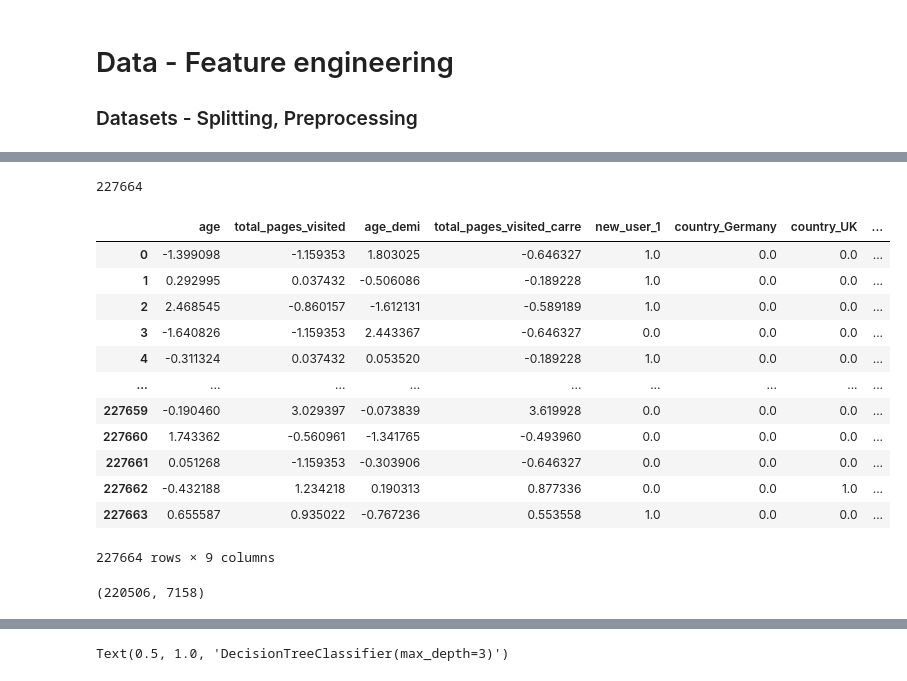
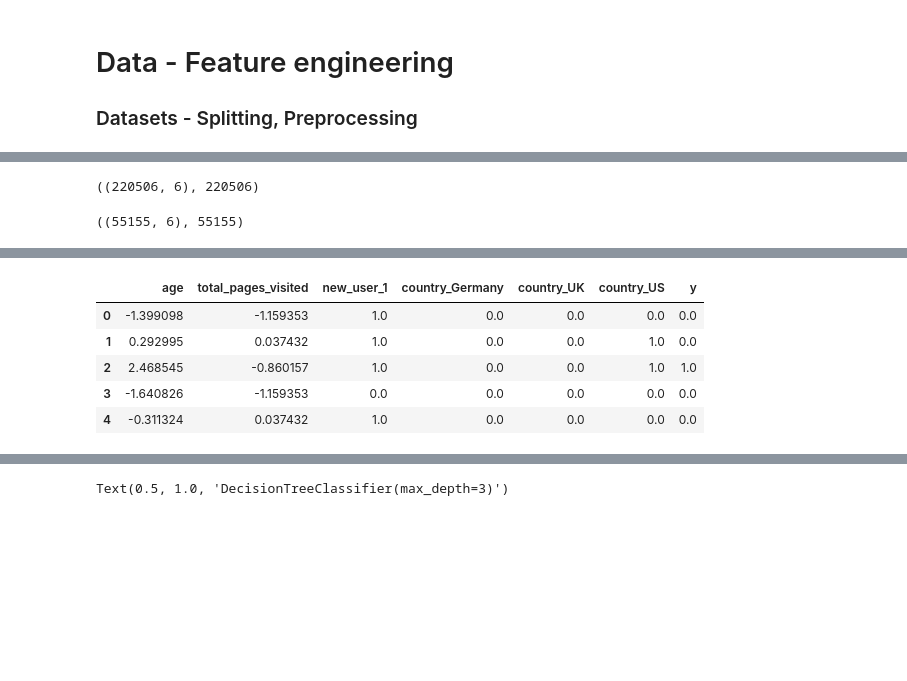
Before and after one commit to kumquat42/202311_jedha_Bloc3_ML_challenge, a Jupyter notebook: 202311_jedha_bloc3_ML_challenge.ipynb, the cells around one changed output, grey strips where cells are left out. Cells and saved outputs as stored; diff of their text form; code cells hidden in the pictures; blank space fills up the shorter version.

```diff
--- a/202311_jedha_bloc3_ML_challenge.ipynb
+++ b/202311_jedha_bloc3_ML_challenge.ipynb
@@ -51,7 +51,7 @@ from IPython.display import display
 # Functions
 # %%
 # Preprocessing function:
-def prepare_datasets(donnees, name_dataset):
+def prepare_datasets(donnees, name_dataset, percent):
 
     '''
     Should be given:
@@ -71,7 +71,7 @@ def prepare_datasets(donnees, name_dataset):
     print(type(X), X.shape, type(Y), Y.shape)
 
     # Train_val split
-    X_train, X_val, y_train, y_val = train_test_split(X, Y, test_size=0.2, random_state=0, stratify = Y)
+    X_train, X_val, y_train, y_val = train_test_split(X, Y, test_size=percent, random_state=0, stratify = Y)
     #X_train[0:5], y_val[0:5]
 
     # Recovery features category_name
@@ -106,13 +106,13 @@ def prepare_datasets(donnees, name_dataset):
 
     print (f'Dataset {name_dataset} is ready.')
 
-    return X_train, X_val, y_train, y_val, num_features, cat_features, liste_features_name, name_dataset # useless, preprocesseur
+    return X_train, X_val, y_train, y_val, num_features, cat_features, liste_features_name, name_dataset, percent # useless, preprocesseur
     #X_train[0:5], y_train[0:5], X_val[0:5], y_val[0:5], y_train.value_counts(), y_val.value_counts()
 
 # PROBLEM.... I do not return my encod and norm... -> I cannot do an inverse transform to check data ...
 # X_train, X_val, y_train, y_val, num_features, cat_features, liste_features_name, name_dataset = prepare_datasets(data, 'full')
 
-def model_scores(name_model, model, name_dataset):
+def model_scores(name_model, model, name_dataset, pourcentage_val):
 
     '''
     Should be given:
@@ -132,7 +132,7 @@ def model_scores(name_model, model, name_dataset):
 
     It will also display a few intersting tables...
     '''
-
+    pourcentage_val = pourcentage_val
     name_model = name_model
     name_dataset = name_dataset
     model = model
@@ -151,6 +151,9 @@ def model_scores(name_model, model, name_dataset):
 
 
     parametres = model.get_params()
+    parametres['percent_val'] =  pourcentage_val
+
+
     try:
         coefficients = [coef for coef in model.coef_]
     except:
@@ -184,6 +187,8 @@ def model_scores(name_model, model, name_dataset):
     ax2.set(title="Confusion Matrix on val set")
     ConfusionMatrixDisplay.from_estimator(model, X_val, y_val, ax=ax2)
     fig_val.show()
+
+
 
     report = [name_model, model, name_dataset,  parametres,
               accuracy_train, accuracy_val, coefficients,
@@ -618,13 +357,20 @@ Try with a gradient ?
 # 3feat: feature - engineering sans colonnes:
 #data = data.loc[:, ['age', 'total_pages_visited', 'new_user', 'converted']]
 
-#sample 1000
+##sample 1000
 #data = data.sample(1000)
 
-#sample 10000
-#data = data.sample(10000)
+##sample 10000
+#data = data.sample(10000)#, axis='converted')
 #print(data.shape)
 
+'''
+data['converted'].value_counts()
+converted
+0    9688
+1     312
+Name: count, dtype: int64
+'''
 
 #feat_eng ------------------------------------
 '''
@@ -658,12 +404,16 @@ data['total_pages_visited_carre'], data['total_pages_visited_sq'], data['total_p
 
 #tester avec counrty normaux, total pages normaux ou 1/2 et 1/2 ou 1/4 de age... Pour deonner du poids à country.
 
-##4f
+##4f - not eng.
 data = data.loc[:, ['age', 'total_pages_visited', 'new_user', 'country', 'converted']]
+
+
+
+
 
 data.head()
 
-X_train, X_val, y_train, y_val, num_features, cat_features, liste_features_name, name_dataset = prepare_datasets(data, 'full')
+X_train, X_val, y_train, y_val, num_features, cat_features, liste_features_name, name_dataset, percent = prepare_datasets(data, 'full', 0.3)
 
 #X_train[0:5], type(X_train), len(X_train), y_train[0:5], type(y_train), len(y_train), X_train [0], y_train[0] # attention aux index
 # %% [output]
@@ -692,3 +545,13 @@ data.head()
+# %%
+X_train, y_train = X_inf_t, y_inf_t
+X_train.shape, len(y_train)
+# %% [output]
+((220506, 6), 220506)
+# %%
+X_val, y_val = X_inf_v, y_inf_v
+X_val.shape, len(y_val)
+# %% [output]
+((55155, 6), 55155)
 # %%
 #3feat_eng
 data_num = data.loc[:, num_features]
@@ -715,25 +578,11 @@ corr_matrix # ça n'a pas changé le monde.
 # %%
 temp = pd.DataFrame(X_train, columns=liste_features_name)
 temp['y'] = y_train # si je passe par un concat, j'ai un soucis d'index
+temp.head()
 # %% [output]
-227664
-|  | age | total_pages_visited | age_demi | total_pages_visited_carre | new_user_1 | country_Germany | country_UK | ... |
-| 0 | -1.399098 | -1.159353 | 1.803025 | -0.646327 | 1.0 | 0.0 | 0.0 | ... |
-| 1 | 0.292995 | 0.037432 | -0.506086 | -0.189228 | 1.0 | 0.0 | 0.0 | ... |
-| 2 | 2.468545 | -0.860157 | -1.612131 | -0.589189 | 1.0 | 0.0 | 0.0 | ... |
-| 3 | -1.640826 | -1.159353 | 2.443367 | -0.646327 | 0.0 | 0.0 | 0.0 | ... |
-| 4 | -0.311324 | 0.037432 | 0.053520 | -0.189228 | 1.0 | 0.0 | 0.0 | ... |
-| ... | ... | ... | ... | ... | ... | ... | ... | ... |
-| 227659 | -0.190460 | 3.029397 | -0.073839 | 3.619928 | 0.0 | 0.0 | 0.0 | ... |
-| 227660 | 1.743362 | -0.560961 | -1.341765 | -0.493960 | 0.0 | 0.0 | 0.0 | ... |
-| 227661 | 0.051268 | -1.159353 | -0.303906 | -0.646327 | 0.0 | 0.0 | 0.0 | ... |
-| 227662 | -0.432188 | 1.234218 | 0.190313 | 0.877336 | 0.0 | 0.0 | 1.0 | ... |
-| 227663 | 0.655587 | 0.935022 | -0.767236 | 0.553558 | 1.0 | 0.0 | 0.0 | ... |
+|  | age | total_pages_visited | new_user_1 | country_Germany | country_UK | country_US | y |
+| 0 | -1.399098 | -1.159353 | 1.0 | 0.0 | 0.0 | 0.0 | 0.0 |
+| 1 | 0.292995 | 0.037432 | 1.0 | 0.0 | 0.0 | 1.0 | 0.0 |
+| 2 | 2.468545 | -0.860157 | 1.0 | 0.0 | 0.0 | 1.0 | 1.0 |
+| 3 | -1.640826 | -1.159353 | 0.0 | 0.0 | 0.0 | 0.0 | 0.0 |
+| 4 | -0.311324 | 0.037432 | 1.0 | 0.0 | 0.0 | 0.0 | 0.0 |
-227664 rows × 9 columns
-# %%
-index_inf = temp.loc[temp['total_pages_visited'] <= 2.281, : ].index
-index_sup = temp.loc[temp['total_pages_visited'] > 2.281, : ].index
-#len(index_inf) + len(index_sup), len(temp) # ok
-len(index_inf), len(index_sup)
-# %% [output]
-(220506, 7158)
```
Also changed, not shown: parts of 50 cells of this notebook, 4 other files.
